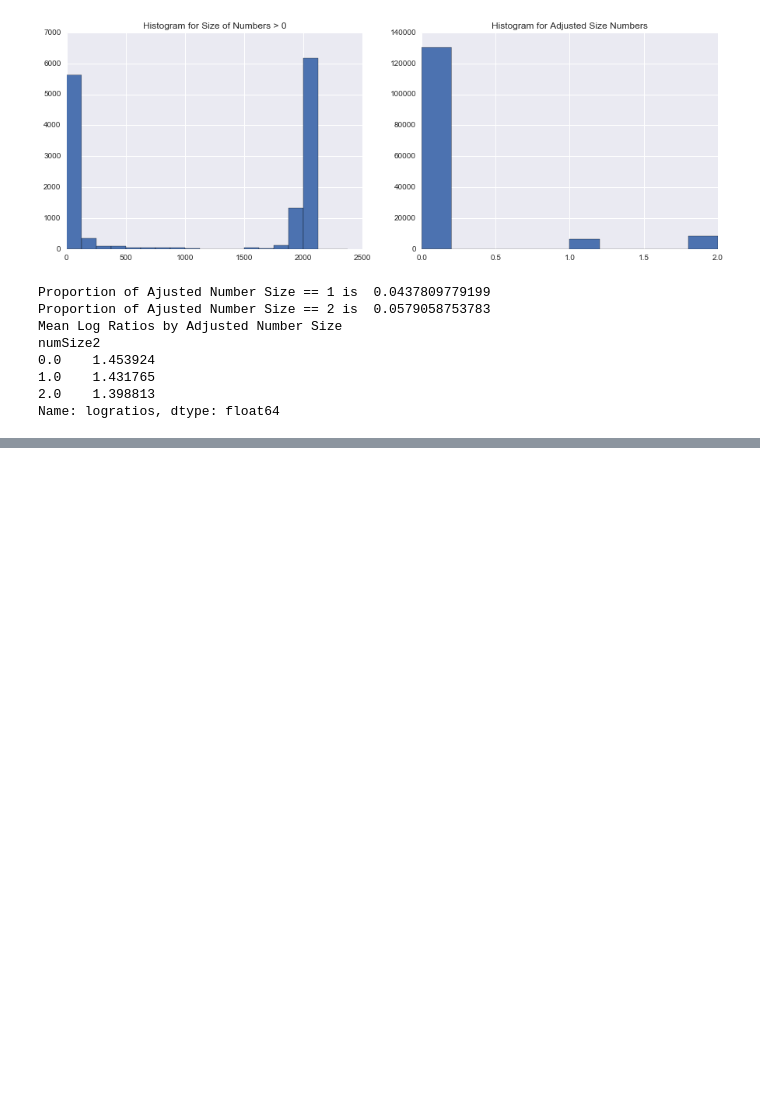
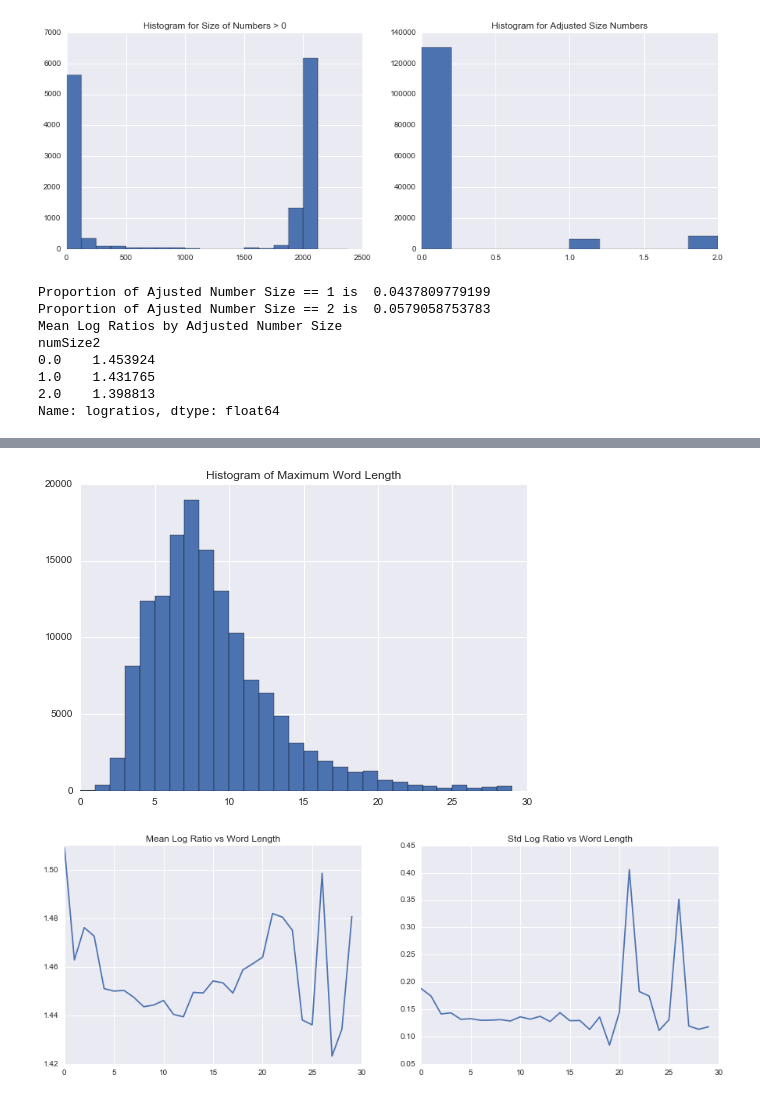
Before and after one commit to MatthewMcGonagle/KaggleWikiTraffic, a Jupyter notebook: FinalReport.ipynb, the cells around one changed output, grey strips where cells are left out. Saved outputs shown, nothing was run; the diff lists cells and outputs as text; code cells hidden in the pictures; blank space fills up the shorter version.

```diff
--- a/FinalReport.ipynb
+++ b/FinalReport.ipynb
@@ -356,0 +394,17 @@ Name: logratios, dtype: float64
+# %%
+# Let's look at largest word length
+
+wordLengths = []
+for name in page_df['name']:
+    words = re.split(r'_|\d+', name)
+    matches.append(match)
+    if words:
+        lengths = np.array([len(x) for x in words])
+        wordLengths.append(np.amax(lengths))
+    else:
+        wordLengths.append(0)
+
+# put into data frame
+
+page_df['wordLength'] = wordLengths
+page_df.loc[[0, 4, 6, 8], ['name', 'wordLength']]
@@ -356,0 +417,18 @@ Name: logratios, dtype: float64
+# %%
+page_df.wordLength.hist(bins = np.arange(30))
+plt.title('Histogram of Maximum Word Length')
+plt.show()
+
+grouped_name = page_df[page_df.wordLength < 30].groupby('wordLength')
+plt.figure(figsize = (15,5))
+plt.subplot(121)
+plt.plot(grouped_name.mean().index, grouped_name.mean().logratios)
+plt.title('Mean Log Ratio vs Word Length')
+
+plt.subplot(122)
+plt.plot(grouped_name.std().index, grouped_name.std().logratios)
+plt.title('Std Log Ratio vs Word Length')
+plt.show()
+# %% [output]
+[figure, added]
+[figure, added]
```
Also changed, not shown: parts of 13 cells of this notebook.
